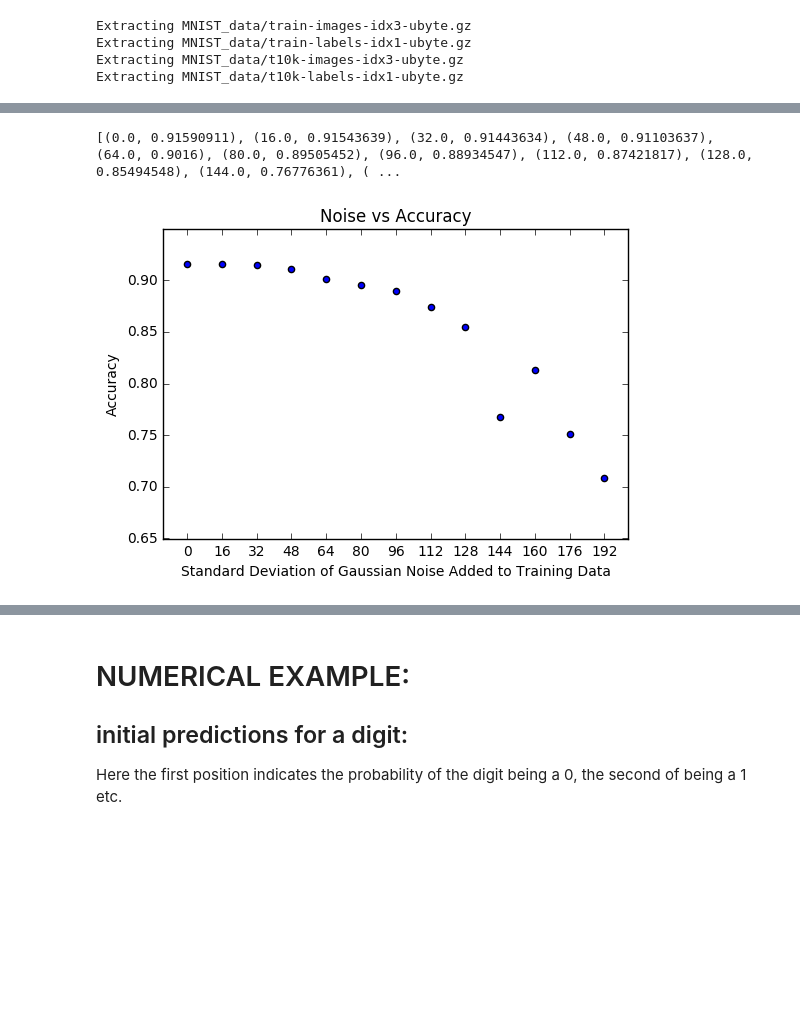
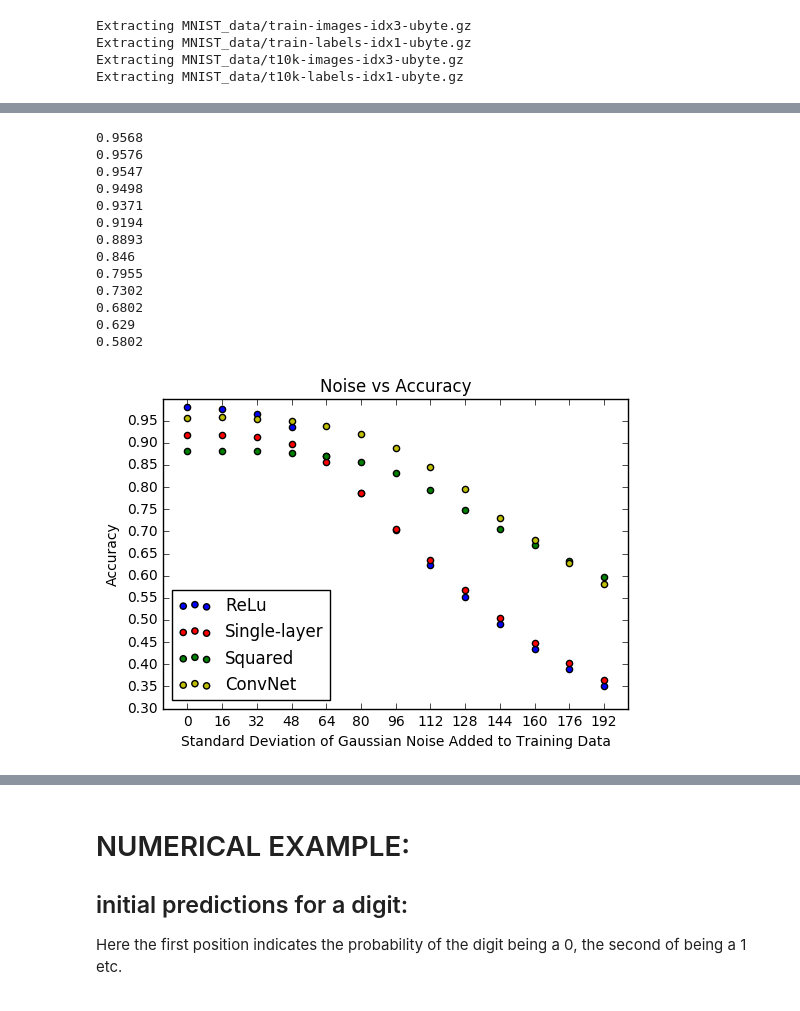
Before and after one commit to VincentRoest/capstone, a Jupyter notebook: Image_manipulation.ipynb, the cells around one changed output, grey strips where cells are left out. Saved outputs shown, nothing was run; the diff lists cells and outputs as text; code cells hidden in the pictures; blank space fills up the shorter version.

```diff
--- a/Image_manipulation.ipynb
+++ b/Image_manipulation.ipynb
@@ -270,0 +202,2 @@ accuracies_noisy = eval_noisy_data(stddevs, digits, labels)
+# %%
+accuracies_nsy_one = eval_noisy_data(stddevs, "one_layer")
@@ -270,0 +218,2 @@ accuracies_noisy = eval_noisy_data(stddevs, digits, labels)
+# %%
+accuracies_nsy_relu = eval_noisy_data(stddevs, "relu")
@@ -270,0 +234,2 @@ accuracies_noisy = eval_noisy_data(stddevs, digits, labels)
+# %%
+accuracies_nsy_sqr = eval_noisy_data(stddevs,"one_layer_sqr")
@@ -271,15 +250,34 @@ accuracies_noisy = eval_noisy_data(stddevs, digits, labels)
+# %%
+accuracies_nsy_conv = eval_noisy_data(stddevs,"conv")
+# %% [output]
+0.9568
+0.9576
+0.9547
+0.9498
+0.9371
+0.9194
+0.8893
+0.846
+0.7955
+0.7302
+0.6802
+0.629
+0.5802
 # %%
 # make nice plot here
-print accuracies_noisy
 plt.title('Noise vs Accuracy')
 plt.xlabel('Standard Deviation of Gaussian Noise Added to Training Data')
 plt.ylabel('Accuracy')
 plt.xticks(sorted(stddevs))
+plt.ylim([0.3,1])
+plt.yticks(np.arange(0.3, 1, 0.05))
+plt.scatter(*zip(*accuracies_nsy_relu), c='b', label='ReLu') # or plot for line
+plt.scatter(*zip(*accuracies_nsy_one), c='r', label='Single-layer') # or plot for line
+plt.scatter(*zip(*accuracies_nsy_sqr), c='g', label='Squared') # or plot for line
+plt.scatter(*zip(*accuracies_nsy_conv), c='y', label='ConvNet') # or plot for line
 plt.legend(loc=3)
-plt.scatter(*zip(*accuracies_noisy)) # or plot for line
-plt.savefig('noise2.png')
+plt.savefig('noise_with_relu_sqr.png')
 plt.show()
 # %% [output]
-[(0.0, 0.91590911), (16.0, 0.91543639), (32.0, 0.91443634), (48.0, 0.91103637), (64.0, 0.9016), (80.0, 0.89505452), (96.0, 0.88934547), (112.0, 0.87421817), (128.0, 0.85494548), (144.0, 0.76776361), ( ...
-[figure, old version]
+[figure, new version]
 # %%
```
Also changed, not shown: parts of 40 cells of this notebook, 10 other files.
